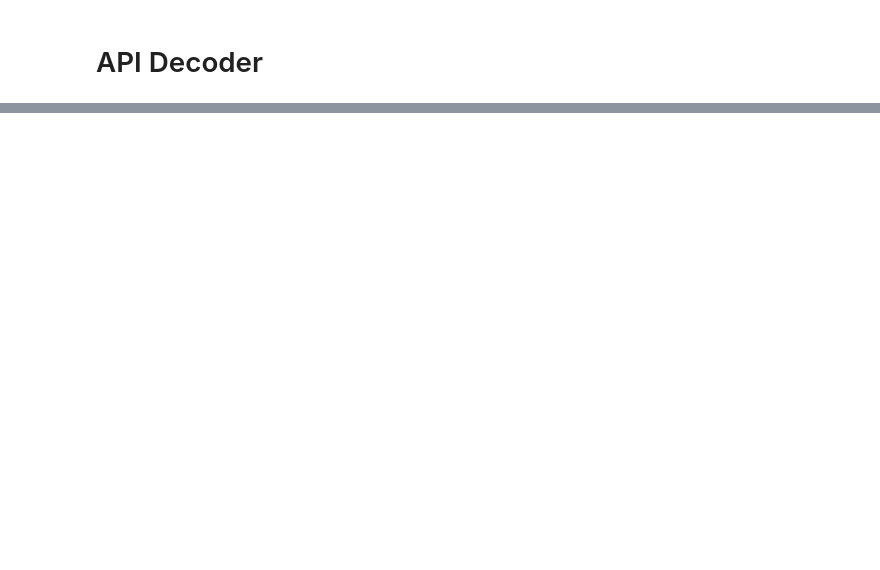
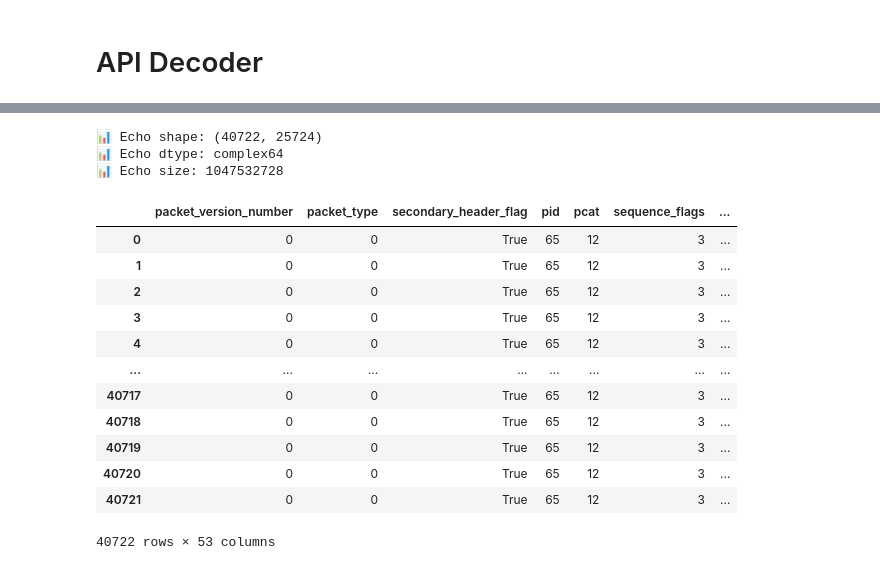
Before and after one commit to sirbastiano/srp, a Jupyter notebook: notebooks/2_decoderAPI.ipynb, the cells around one changed output, grey strips where cells are left out. Drawn from its saved outputs; the diff is of its cells as text; code cells hidden in the pictures; blank space fills up the shorter version.

```diff
--- a/notebooks/2_decoderAPI.ipynb
+++ b/notebooks/2_decoderAPI.ipynb
@@ -9,7 +9,7 @@ import pandas as pd
 pd.set_option('display.max_columns', None)
 pd.set_option('display.width', None)
 
-def find_dat_file(folder: Path) -> Path:
+def find_dat_file(folder: Path, pol: str) -> Path:
     """Find the .dat file in a SAFE folder."""
     assert folder.exists() and folder.is_dir(), f'Invalid folder: {folder}'
 
@@ -17,7 +17,7 @@ def find_dat_file(folder: Path) -> Path:
         if (file.suffix == '.dat' and
             'annot' not in file.name and
             'index' not in file.name and
-            'hh' in file.name):
+            pol in file.name):
             return file
 
     raise FileNotFoundError(f'No valid .dat file found in {folder}')
@@ -32,6 +32,6 @@ safe_folders = [f for f in data_dir.iterdir() if f.is_dir() and f.name.endswith(
 if not safe_folders:
     raise FileNotFoundError('No SAFE folders found')
 
-input_file = find_dat_file(safe_folders[0])
+input_file = find_dat_file(safe_folders[0], 'vh')
 print(f'📁 Input file: {input_file.name}')
 print(f'📁 Output dir: {output_dir}')
@@ -44,4 +65,26 @@ result = decoder.decode_file(input_file, output_dir, headers_only=False)
 # %%
-first_row = result['burst_data'][0]['echo']
-first_row.shape
+r = result['burst_data'][1]
+echo = r['echo']
+print(f'📊 Echo shape: {echo.shape}'
+      f'\n📊 Echo dtype: {echo.dtype}'
+      f'\n📊 Echo size: {echo.size}')
+metadata = r['metadata']
+metadata
+# %% [output]
+📊 Echo shape: (40722, 25724)
+📊 Echo dtype: complex64
+📊 Echo size: 1047532728
+|  | packet_version_number | packet_type | secondary_header_flag | pid | pcat | sequence_flags | ... |
+| 0 | 0 | 0 | True | 65 | 12 | 3 | ... |
+| 1 | 0 | 0 | True | 65 | 12 | 3 | ... |
+| 2 | 0 | 0 | True | 65 | 12 | 3 | ... |
+| 3 | 0 | 0 | True | 65 | 12 | 3 | ... |
+| 4 | 0 | 0 | True | 65 | 12 | 3 | ... |
+| ... | ... | ... | ... | ... | ... | ... | ... |
+| 40717 | 0 | 0 | True | 65 | 12 | 3 | ... |
+| 40718 | 0 | 0 | True | 65 | 12 | 3 | ... |
+| 40719 | 0 | 0 | True | 65 | 12 | 3 | ... |
+| 40720 | 0 | 0 | True | 65 | 12 | 3 | ... |
+| 40721 | 0 | 0 | True | 65 | 12 | 3 | ... |
+40722 rows × 53 columns
 # %%
```
Also changed, not shown: parts of 4 cells of this notebook, 3 other files.
